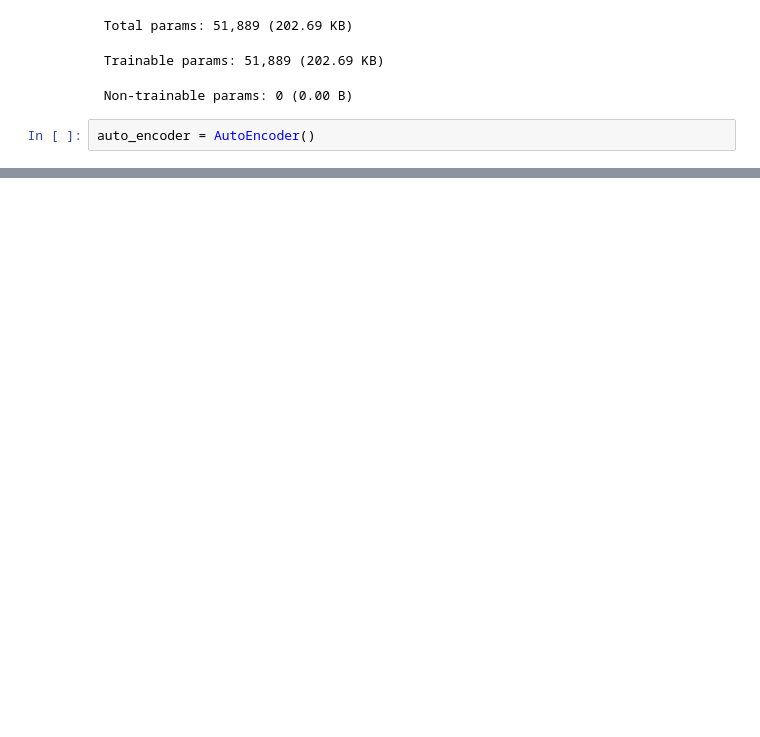
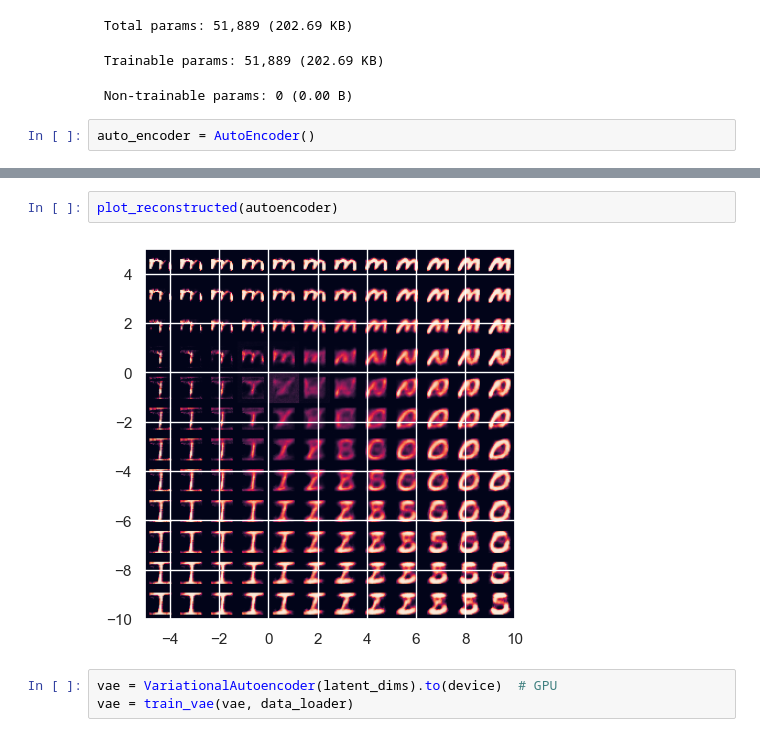
Before and after one commit to jExbrayat/recognize-handwritten-letters, a Jupyter notebook: notebooks/latent-space.ipynb, the cells around one changed output, grey strips where cells are left out. Drawn from its saved outputs; the diff is of its cells as text; blank space fills up the shorter version.

```diff
--- a/notebooks/latent-space.ipynb
+++ b/notebooks/latent-space.ipynb
@@ -114,0 +133,7 @@ auto_encoder.visualize(x_test)
+# %%
+plot_reconstructed(autoencoder)
+# %% [output]
+[figure, added]
+# %%
+vae = VariationalAutoencoder(latent_dims).to(device)  # GPU
+vae = train_vae(vae, data_loader)
```
Also changed, not shown: parts of 16 cells of this notebook, 2 other files.
